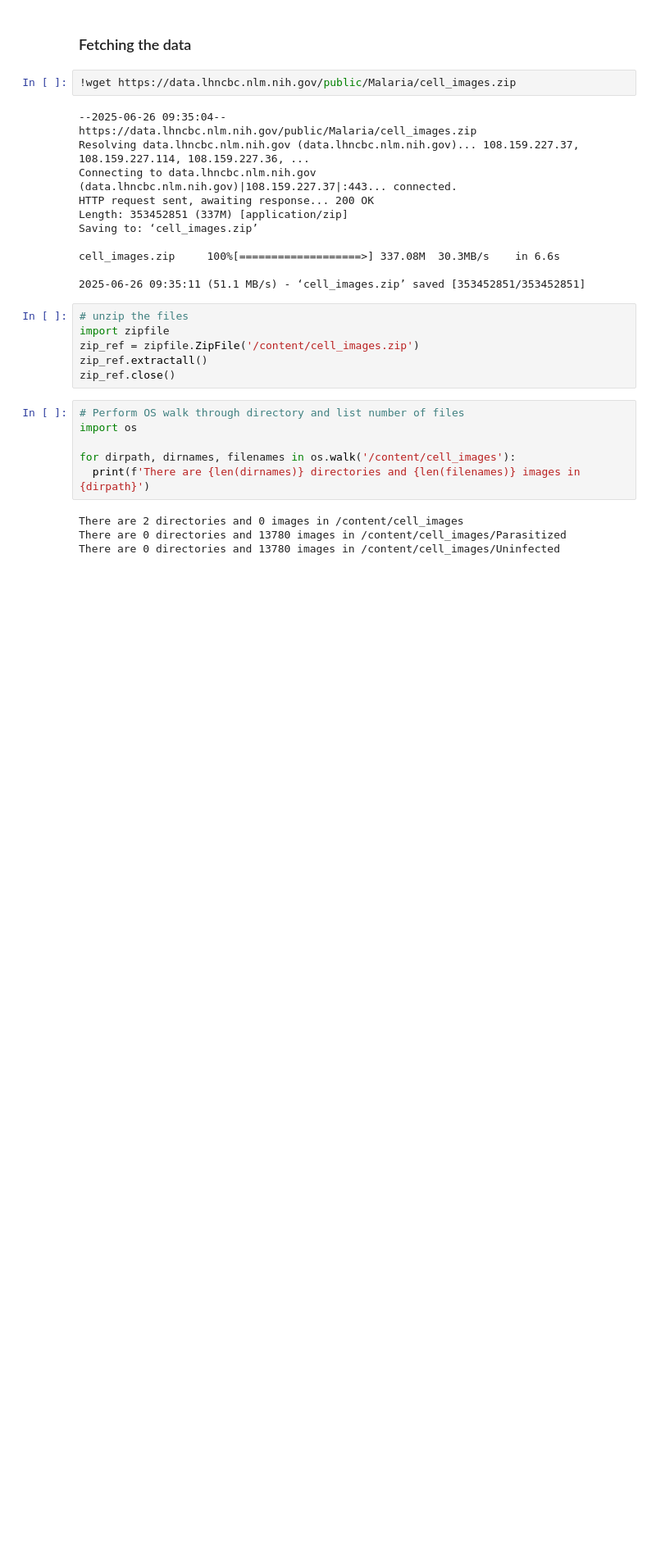
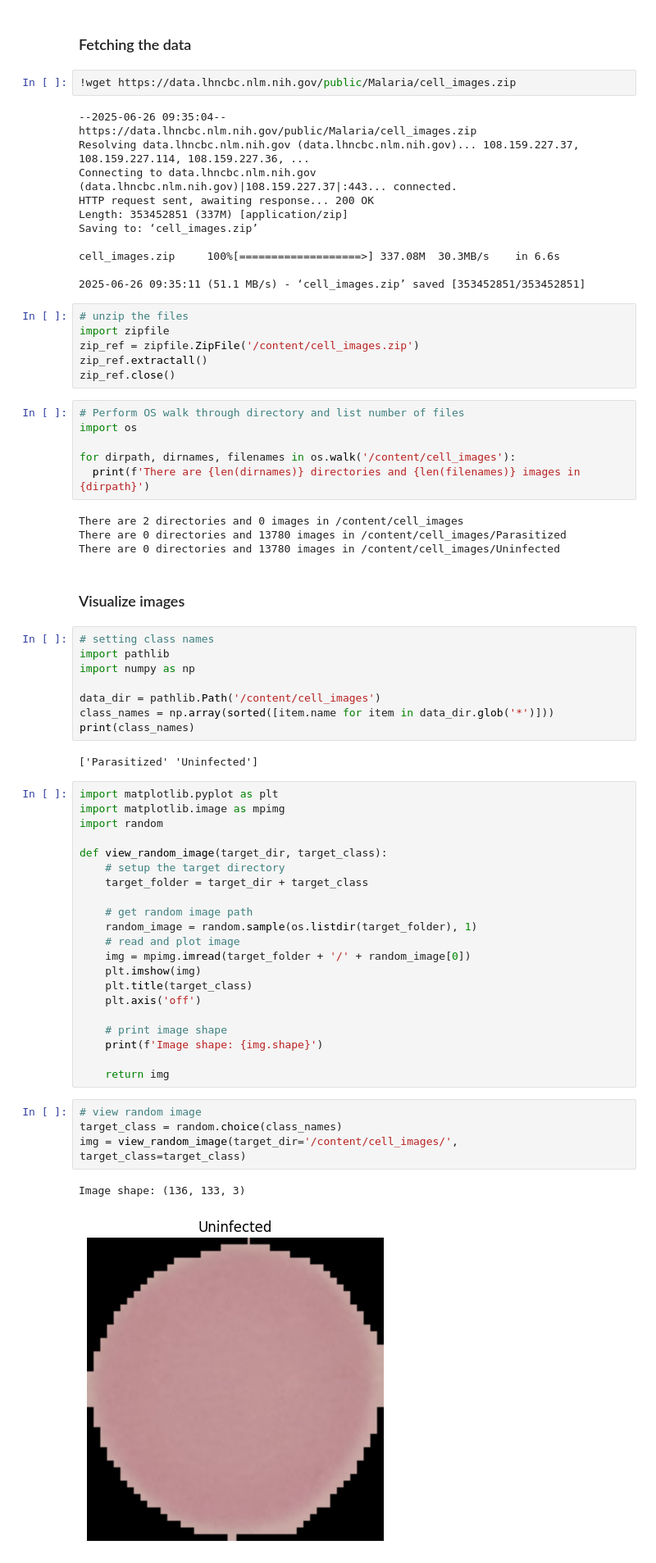
Before and after one commit to SheshamJoseph/malaria_detection, a Jupyter notebook: malaria_detection.ipynb, the cells around one changed output. Shown at 82% size. Drawn from its saved outputs; the diff is of its cells as text; blank space fills up the shorter version.

Commit message:
created data-loading pipeline

```diff
--- a/malaria_detection.ipynb
+++ b/malaria_detection.ipynb
@@ -35,3 +35,43 @@ for dirpath, dirnames, filenames in os.walk('/content/cell_images'):
 There are 2 directories and 0 images in /content/cell_images
 There are 0 directories and 13780 images in /content/cell_images/Parasitized
 There are 0 directories and 13780 images in /content/cell_images/Uninfected
+# %% [markdown]
+###  Visualize images
+# %%
+# setting class names
+import pathlib
+import numpy as np
+
+data_dir = pathlib.Path('/content/cell_images')
+class_names = np.array(sorted([item.name for item in data_dir.glob('*')]))
+print(class_names)
+# %% [output]
+['Parasitized' 'Uninfected']
+# %%
+import matplotlib.pyplot as plt
+import matplotlib.image as mpimg
+import random
+
+def view_random_image(target_dir, target_class):
+    # setup the target directory
+    target_folder = target_dir + target_class
+
+    # get random image path
+    random_image = random.sample(os.listdir(target_folder), 1)
+    # read and plot image
+    img = mpimg.imread(target_folder + '/' + random_image[0])
+    plt.imshow(img)
+    plt.title(target_class)
+    plt.axis('off')
+
+    # print image shape
+    print(f'Image shape: {img.shape}')
+
+    return img
+# %%
+# view random image
+target_class = random.choice(class_names)
+img = view_random_image(target_dir='/content/cell_images/', target_class=target_class)
+# %% [output]
+Image shape: (136, 133, 3)
+[figure, added]
```
Also changed, not shown: parts of 3 cells of this notebook.
